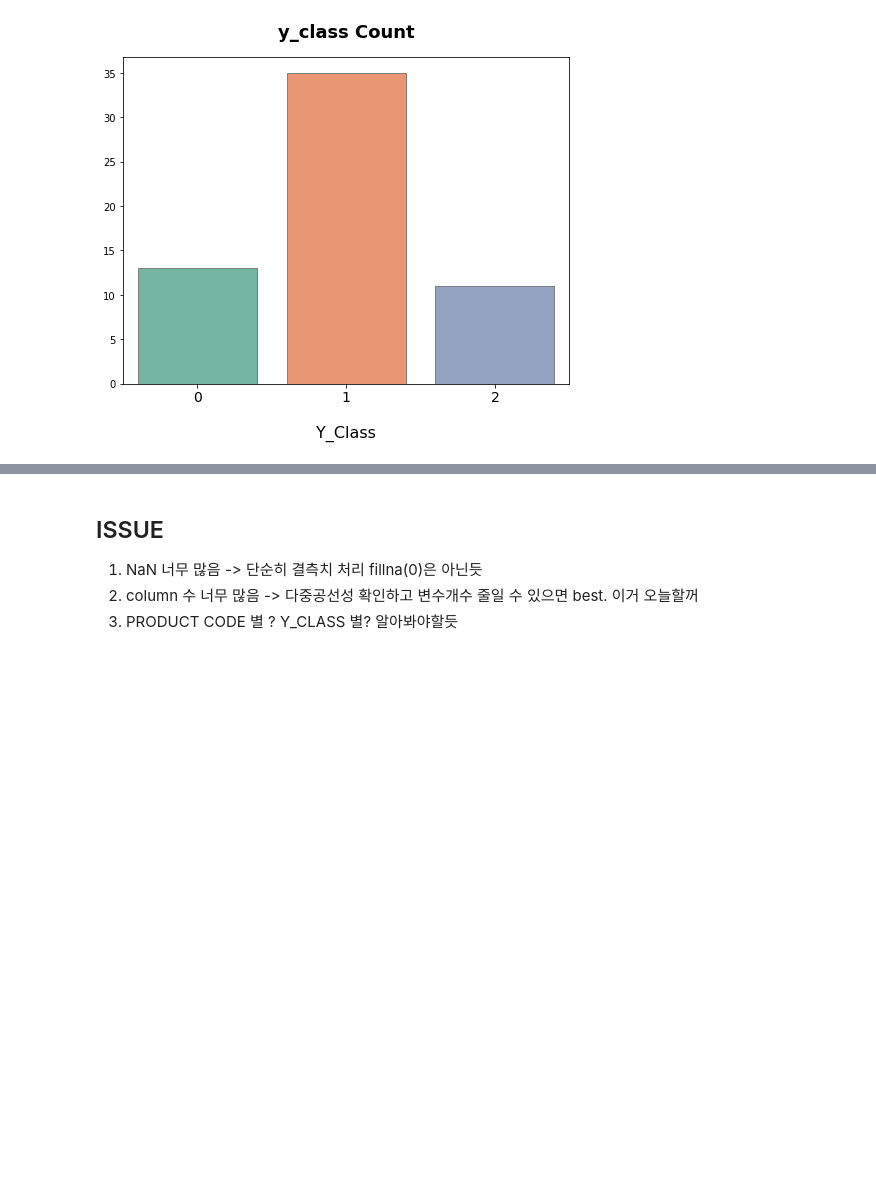
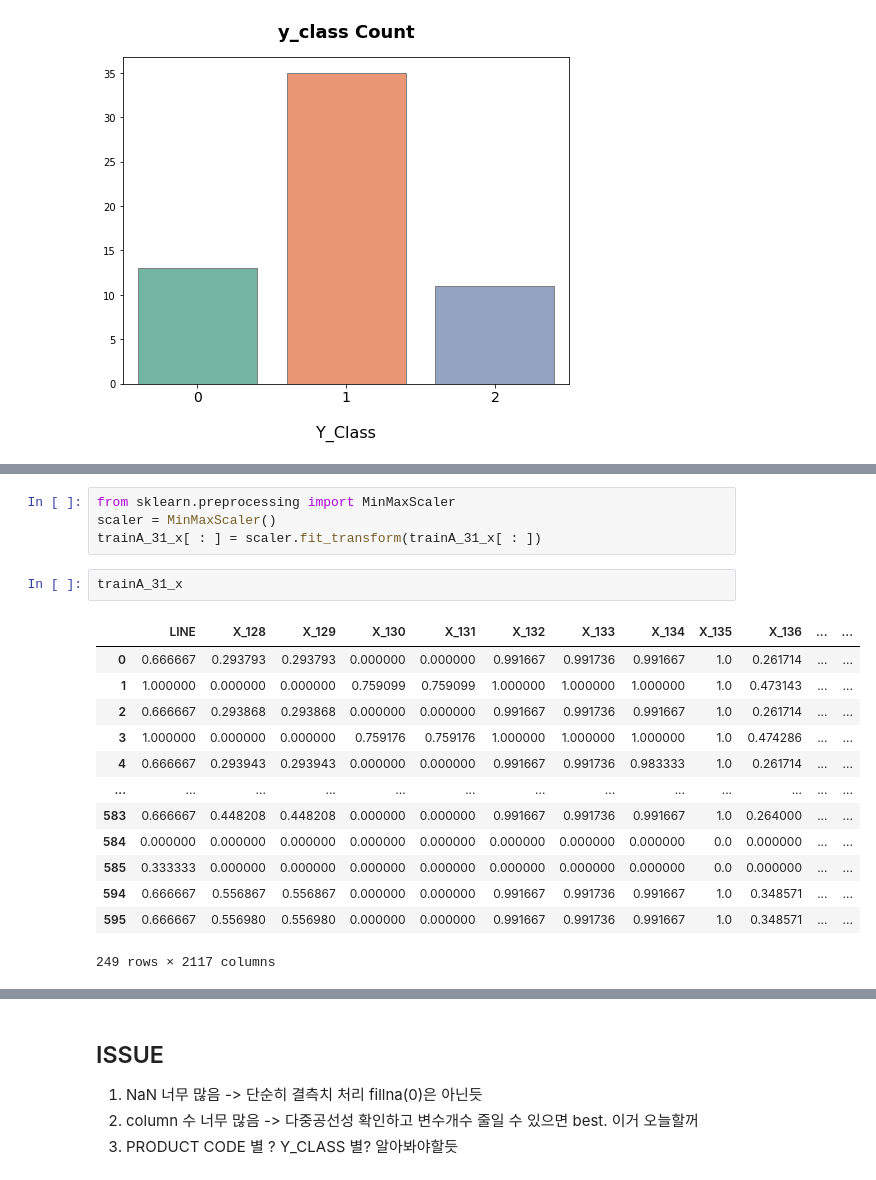
Before and after one commit to jjuhyeok/LG_Aimers2, a Jupyter notebook: EDA/배홍섭/EDA.ipynb, the cells around one changed output, grey strips where cells are left out. Saved outputs shown, nothing was run; the diff lists cells and outputs as text; blank space fills up the shorter version.

```diff
--- a/EDA/배홍섭/EDA.ipynb
+++ b/EDA/배홍섭/EDA.ipynb
@@ -334,0 +552,20 @@ plt.show()
+# %%
+from sklearn.preprocessing import MinMaxScaler
+scaler = MinMaxScaler()
+trainA_31_x[ : ] = scaler.fit_transform(trainA_31_x[ : ])
+# %%
+trainA_31_x
+# %% [output]
+|  | LINE | X_128 | X_129 | X_130 | X_131 | X_132 | X_133 | X_134 | X_135 | X_136 | ... | ... |
+| 0 | 0.666667 | 0.293793 | 0.293793 | 0.000000 | 0.000000 | 0.991667 | 0.991736 | 0.991667 | 1.0 | 0.261714 | ... | ... |
+| 1 | 1.000000 | 0.000000 | 0.000000 | 0.759099 | 0.759099 | 1.000000 | 1.000000 | 1.000000 | 1.0 | 0.473143 | ... | ... |
+| 2 | 0.666667 | 0.293868 | 0.293868 | 0.000000 | 0.000000 | 0.991667 | 0.991736 | 0.991667 | 1.0 | 0.261714 | ... | ... |
+| 3 | 1.000000 | 0.000000 | 0.000000 | 0.759176 | 0.759176 | 1.000000 | 1.000000 | 1.000000 | 1.0 | 0.474286 | ... | ... |
+| 4 | 0.666667 | 0.293943 | 0.293943 | 0.000000 | 0.000000 | 0.991667 | 0.991736 | 0.983333 | 1.0 | 0.261714 | ... | ... |
+| ... | ... | ... | ... | ... | ... | ... | ... | ... | ... | ... | ... | ... |
+| 583 | 0.666667 | 0.448208 | 0.448208 | 0.000000 | 0.000000 | 0.991667 | 0.991736 | 0.991667 | 1.0 | 0.264000 | ... | ... |
+| 584 | 0.000000 | 0.000000 | 0.000000 | 0.000000 | 0.000000 | 0.000000 | 0.000000 | 0.000000 | 0.0 | 0.000000 | ... | ... |
+| 585 | 0.333333 | 0.000000 | 0.000000 | 0.000000 | 0.000000 | 0.000000 | 0.000000 | 0.000000 | 0.0 | 0.000000 | ... | ... |
+| 594 | 0.666667 | 0.556867 | 0.556867 | 0.000000 | 0.000000 | 0.991667 | 0.991736 | 0.991667 | 1.0 | 0.348571 | ... | ... |
+| 595 | 0.666667 | 0.556980 | 0.556980 | 0.000000 | 0.000000 | 0.991667 | 0.991736 | 0.991667 | 1.0 | 0.348571 | ... | ... |
+249 rows × 2117 columns
```
Also changed, not shown: parts of 18 cells of this notebook.
